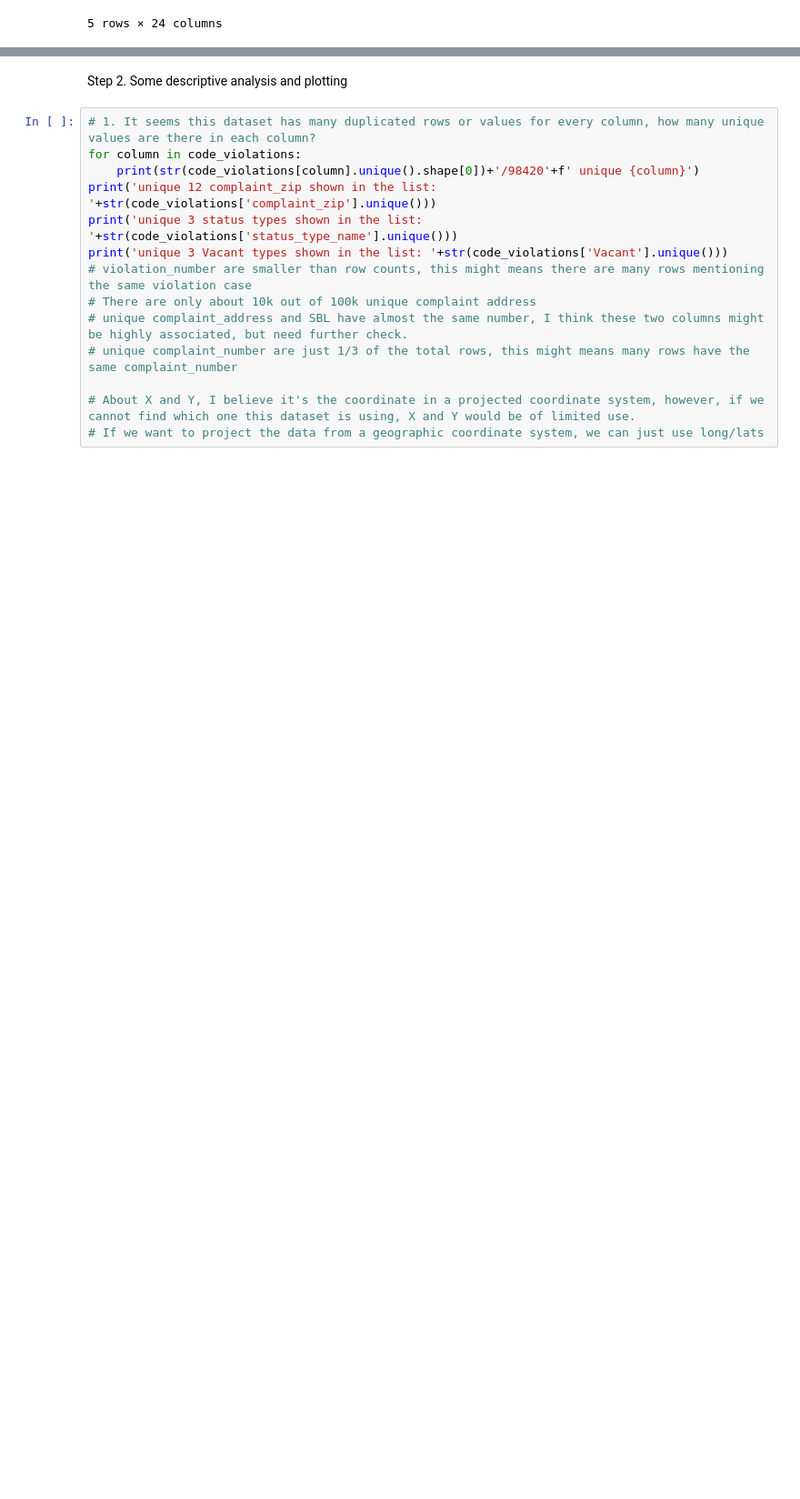
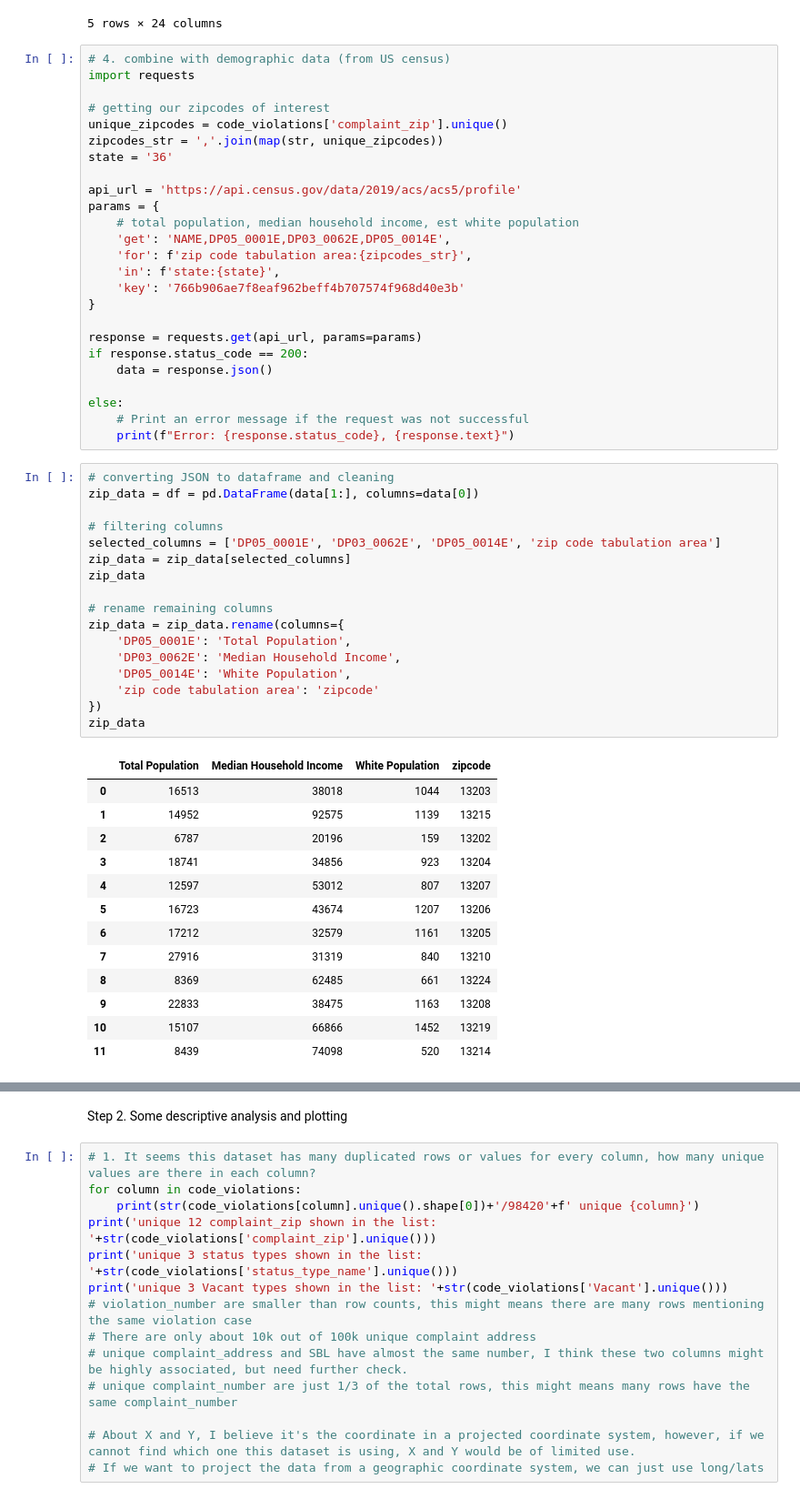
Before and after one commit to ht6631/IST_652_Project, a Jupyter notebook: ProjectAnalysis.ipynb, the cells around one changed output, grey strips where cells are left out. Shown at 91% size. Saved outputs shown, nothing was run; the diff lists cells and outputs as text; blank space fills up the shorter version.

```diff
--- a/ProjectAnalysis.ipynb
+++ b/ProjectAnalysis.ipynb
@@ -97,3 +99,59 @@ code_violations.head()
 | 3 | -8.480408e+06 | 5.317057e+06 | 2020-02530 | 1631-33 Onondaga St W | 13204 | 091.-14-10.0 | SPCC - Section 27-72 (f) - Overgr... | ... |
 | 4 | -8.480408e+06 | 5.317057e+06 | 98169 | 1631-33 Onondaga St W | 13204 | 091.-14-10.0 | SPCC - Section 27-72 (f) - Overgr... | ... |
 5 rows × 24 columns
+# %%
+# 4. combine with demographic data (from US census)
+import requests
+
+# getting our zipcodes of interest
+unique_zipcodes = code_violations['complaint_zip'].unique()
+zipcodes_str = ','.join(map(str, unique_zipcodes))
+state = '36'
+
+api_url = 'https://api.census.gov/data/2019/acs/acs5/profile'
+params = {
+    # total population, median household income, est white population
+    'get': 'NAME,DP05_0001E,DP03_0062E,DP05_0014E',
+    'for': f'zip code tabulation area:{zipcodes_str}',
+    'in': f'state:{state}',
+    'key': '766b906ae7f8eaf962beff4b707574f968d40e3b'
+}
+
+response = requests.get(api_url, params=params)
+if response.status_code == 200:
+    data = response.json()
+
+else:
+    # Print an error message if the request was not successful
+    print(f"Error: {response.status_code}, {response.text}")
+# %%
+# converting JSON to dataframe and cleaning
+zip_data = df = pd.DataFrame(data[1:], columns=data[0])
+
+# filtering columns
+selected_columns = ['DP05_0001E', 'DP03_0062E', 'DP05_0014E', 'zip code tabulation area']
+zip_data = zip_data[selected_columns]
+zip_data
+
+# rename remaining columns
+zip_data = zip_data.rename(columns={
+    'DP05_0001E': 'Total Population',
+    'DP03_0062E': 'Median Household Income',
+    'DP05_0014E': 'White Population',
+    'zip code tabulation area': 'zipcode'
+})
+zip_data
+# %% [output]
+|  | Total Population | Median Household Income | White Population | zipcode |
+| 0 | 16513 | 38018 | 1044 | 13203 |
+| 1 | 14952 | 92575 | 1139 | 13215 |
+| 2 | 6787 | 20196 | 159 | 13202 |
+| 3 | 18741 | 34856 | 923 | 13204 |
+| 4 | 12597 | 53012 | 807 | 13207 |
+| 5 | 16723 | 43674 | 1207 | 13206 |
+| 6 | 17212 | 32579 | 1161 | 13205 |
+| 7 | 27916 | 31319 | 840 | 13210 |
+| 8 | 8369 | 62485 | 661 | 13224 |
+| 9 | 22833 | 38475 | 1163 | 13208 |
+| 10 | 15107 | 66866 | 1452 | 13219 |
+| 11 | 8439 | 74098 | 520 | 13214 |
```
Also changed, not shown: parts of 2 cells of this notebook.
